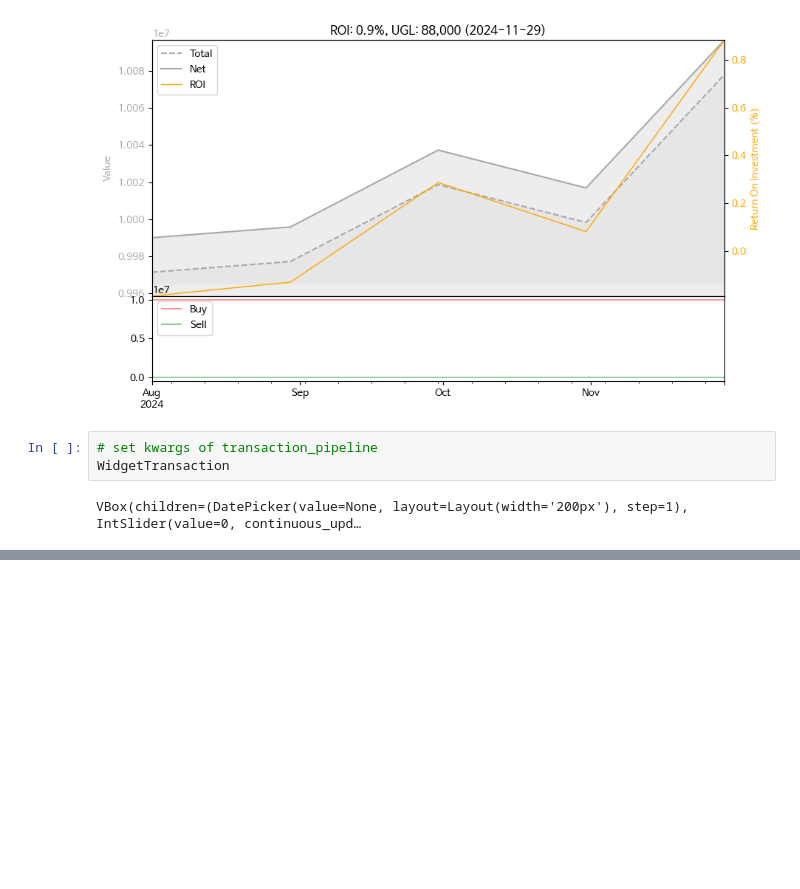
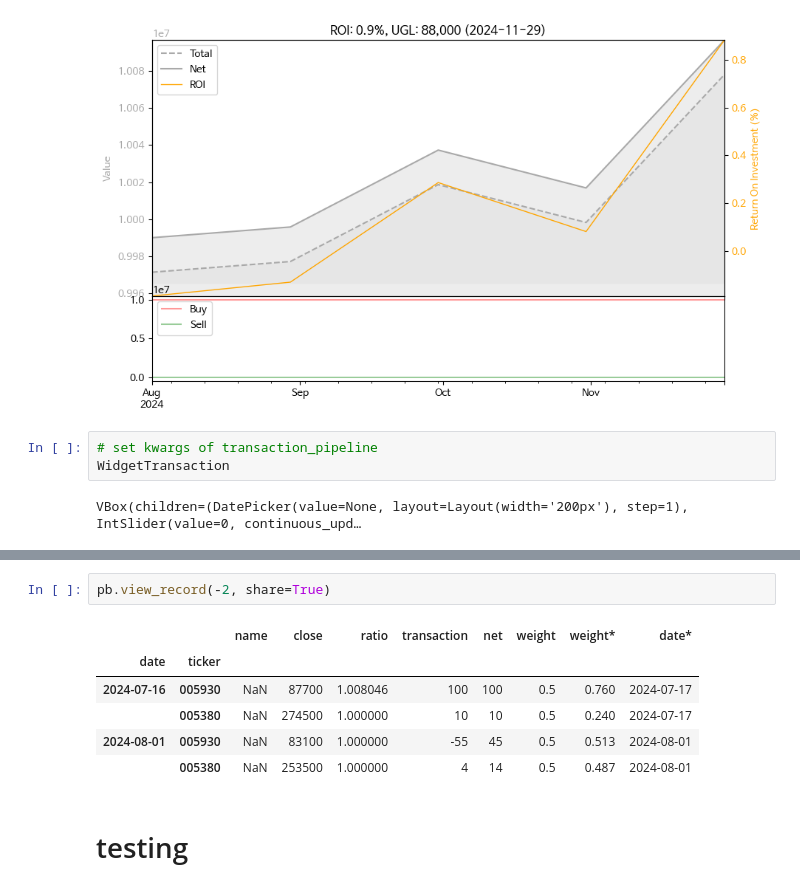
Before and after one commit to lbk209/portfolio, a Jupyter notebook: Allocate_Portfolio.ipynb, the cells around one changed output, grey strips where cells are left out. Saved outputs shown, nothing was run; the diff lists cells and outputs as text; blank space fills up the shorter version.

```diff
--- a/Allocate_Portfolio.ipynb
+++ b/Allocate_Portfolio.ipynb
@@ -864,0 +951,11 @@ Set save=True to save transaction record
+# %%
+pb.view_record(-2, share=True)
+# %% [output]
+|  |  | name | close | ratio | transaction | net | weight | weight* | date* |
+| date | ticker |  |  |  |  |  |  |  |  |
+| 2024-07-16 | 005930 | NaN | 87700 | 1.008046 | 100 | 100 | 0.5 | 0.760 | 2024-07-17 |
+|  | 005380 | NaN | 274500 | 1.000000 | 10 | 10 | 0.5 | 0.240 | 2024-07-17 |
+| 2024-08-01 | 005930 | NaN | 83100 | 1.000000 | -55 | 45 | 0.5 | 0.513 | 2024-08-01 |
+|  | 005380 | NaN | 253500 | 1.000000 | 4 | 14 | 0.5 | 0.487 | 2024-08-01 |
+# %% [markdown]
+# testing
```
Also changed, not shown: parts of 23 cells of this notebook, 1 other file.
